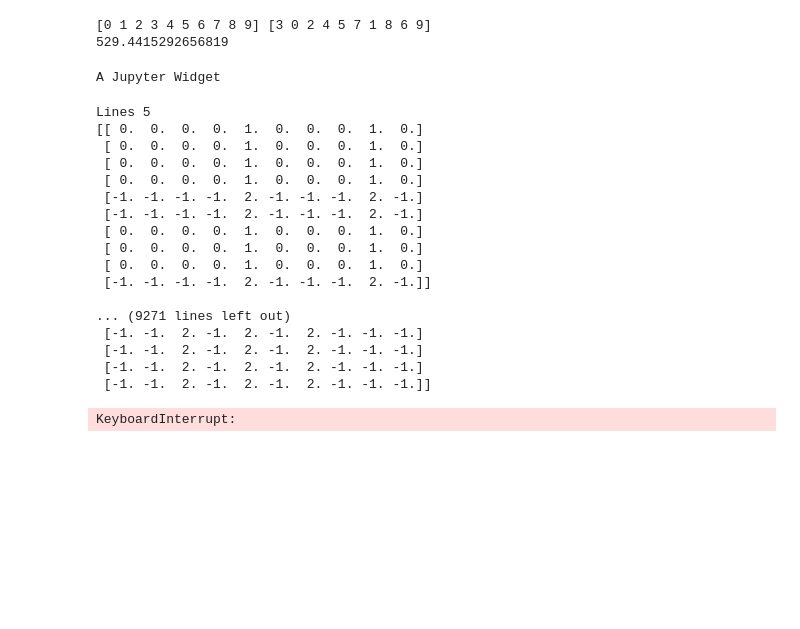
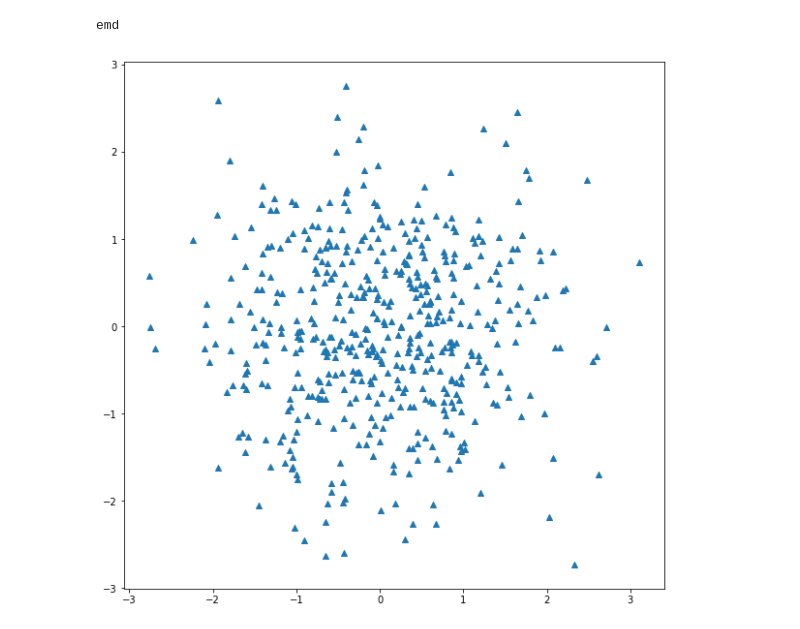
Before and after one commit to bitsauce/CSE291-I00_ML_on_3D_Data, a Jupyter notebook: homework2/emd/3-Earth_Movers_Distance.ipynb, the cells around one changed output. Drawn from its saved outputs; the diff is of its cells as text; code cells hidden in the pictures; blank space fills up the shorter version.

```diff
--- a/homework2/emd/3-Earth_Movers_Distance.ipynb
+++ b/homework2/emd/3-Earth_Movers_Distance.ipynb
@@ -142,31 +8,44 @@ D = distance_matrix(point_cloud_0, point_cloud_1)
-# %%
-row_ind, col_ind = linear_sum_assignment(D)
-print(row_ind, col_ind)
-print(D[row_ind, col_ind].sum())
-# %% [output]
-[0 1 2 3 4 5 6 7 8 9] [3 0 2 4 5 7 1 8 6 9]
-529.4415292656819
-# %%
-row_ind, col_ind = hungarian(D)
-print(row_ind, col_ind)
-print(D[row_ind, col_ind].sum())
-# %% [output]
-A Jupyter Widget
-Lines 5
-[[ 0.  0.  0.  0.  1.  0.  0.  0.  1.  0.]
- [ 0.  0.  0.  0.  1.  0.  0.  0.  1.  0.]
- [ 0.  0.  0.  0.  1.  0.  0.  0.  1.  0.]
- [ 0.  0.  0.  0.  1.  0.  0.  0.  1.  0.]
- [-1. -1. -1. -1.  2. -1. -1. -1.  2. -1.]
- [-1. -1. -1. -1.  2. -1. -1. -1.  2. -1.]
- [ 0.  0.  0.  0.  1.  0.  0.  0.  1.  0.]
- [ 0.  0.  0.  0.  1.  0.  0.  0.  1.  0.]
- [ 0.  0.  0.  0.  1.  0.  0.  0.  1.  0.]
- [-1. -1. -1. -1.  2. -1. -1. -1.  2. -1.]]
-
-... (9271 lines left out)
- [-1. -1.  2. -1.  2. -1.  2. -1. -1. -1.]
- [-1. -1.  2. -1.  2. -1.  2. -1. -1. -1.]
- [-1. -1.  2. -1.  2. -1.  2. -1. -1. -1.]
- [-1. -1.  2. -1.  2. -1.  2. -1. -1. -1.]]
-KeyboardInterrupt:
+# %%
+# Generate 100 circles with radii in the range [0, 10)
+num_samples = 500
+radii = np.arange(0, 10, 0.1)
+num_clouds = len(radii)
+S = np.zeros((num_clouds, num_samples, 3)) # Cricles -> [100, 500, 3]
+for i, r in enumerate(radii):
+    # Sample the circumference
+    for j in range(num_samples):
+        S[i, j, 0] = np.cos(2*np.pi * j / num_samples) * r
+        S[i, j, 1] = np.sin(2*np.pi * j / num_samples) * r
+        S[i, j, 2] = 0
+S_feed = S
+# %%
+tf.reset_default_graph()
+
+# Variable X -> [500, 3]
+# Point cloud with which to minimize the EMD distance to
+X = tf.get_variable("X", initializer=tf.random_normal((num_samples, 3), stddev=1.0))
+
+# Stack X into 100 replicas -> [100, 500, 3]
+X_stacked = tf.stack([X for _ in range(num_clouds)])
+
+# Placeholder for input point clouds -> [100, 500, 3]
+S = tf.placeholder(tf.float32, [num_clouds, num_samples, 3])
+
+# Calculate EMD distance
+dist, idx1, idx2 = tf_emddistance.emd_distance(X_stacked, S)
+
+# The loss will be the average of all the distances of the points
+loss = tf.reduce_mean(dist)
+# %% [output]
+emd
+# %%
+def visualize(X):
+    plt.figure(figsize=(10, 10))
+    plt.scatter(X[:, 0], X[:, 1], marker='^', c="C0")
+    plt.show()
+
+sess = tf.InteractiveSession()
+tf.global_variables_initializer().run()
+visualize(sess.run(X))
+# %% [output]
+[figure, added]
```
Also changed, not shown: parts of 8 cells of this notebook, 17 other files.
